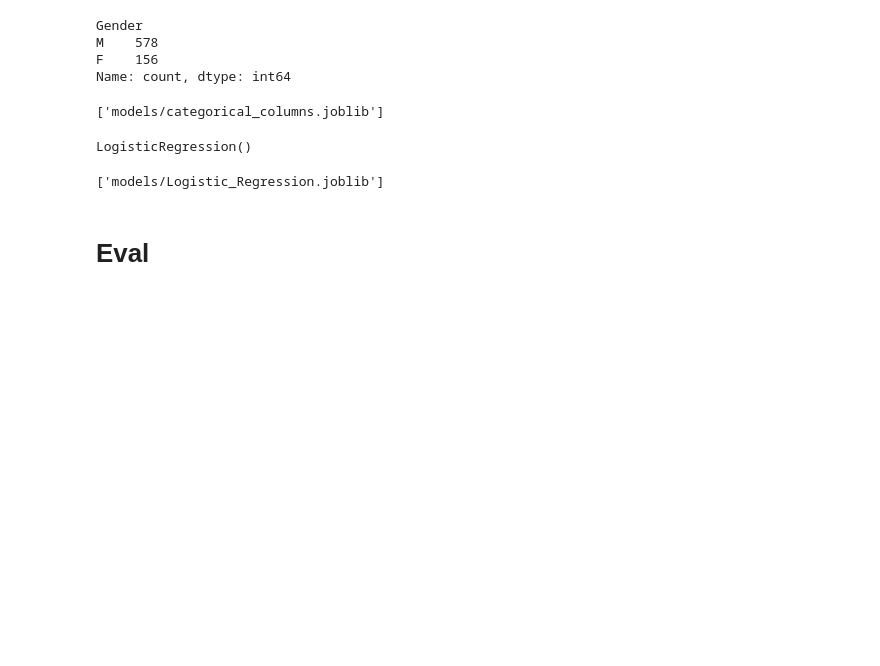
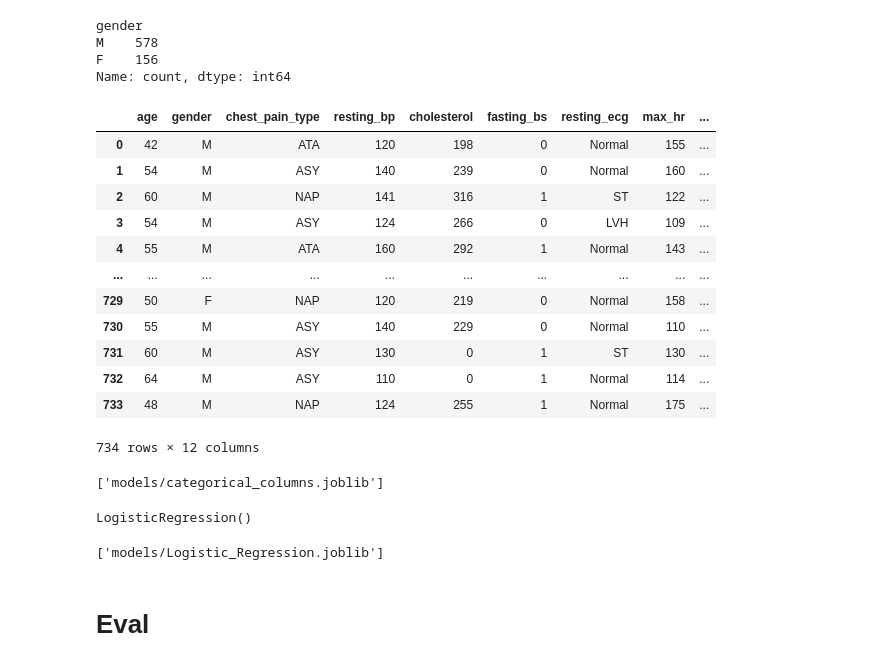
Before and after one commit to saadkhalid-git/heart-disease-pridiction-pipeline, a Jupyter notebook: app/ml_models/model.ipynb, the cells around one changed output. Saved outputs shown, nothing was run; the diff lists cells and outputs as text; code cells hidden in the pictures; blank space fills up the shorter version.

```diff
--- a/app/ml_models/model.ipynb
+++ b/app/ml_models/model.ipynb
@@ -11,14 +11,48 @@ df_master = pd.read_csv('../../data/heart_disease_data.csv')
 df = df_master.copy()
 # %%
 df = df.drop(columns=['Id'])
+# %%
+
+column_mapping = {
+    'Gender': 'gender',
+    'ChestPainType': 'chest_pain_type',
+    'RestingECG': 'resting_ecg',
+    'ExerciseAngina': 'exercise_angina',
+    'Cholesterol': 'cholesterol',
+    'RestingBP': 'resting_bp',
+    'MaxHR': 'max_hr',
+    'Oldpeak': 'old_peak',
+    'ST_Slope': 'st_slope',
+    'FastingBS': 'fasting_bs',
+    'HeartDisease': 'heart_disease',
+    'Age': 'age'
+}
+
+df.rename(columns=column_mapping, inplace=True)
 # %%
-print(df['Gender'].value_counts())
+print(df['gender'].value_counts())
 # %% [output]
-Gender
+gender
 M    578
 F    156
 Name: count, dtype: int64
 # %%
-categorical_cols = ['Gender', 'ChestPainType', 'RestingECG', 'ExerciseAngina', 'ST_Slope']
-df = pd.get_dummies(df, columns=categorical_cols, drop_first=True)
+# categorical_cols = ['gender', 'chest_pain_type', 'resting_ecg', 'exercise_angina', 'st_slope']
+# df = pd.get_dummies(df, columns=categorical_cols, drop_first=True)
+# %%
+df
+# %% [output]
+|  | age | gender | chest_pain_type | resting_bp | cholesterol | fasting_bs | resting_ecg | max_hr | ... |
+| 0 | 42 | M | ATA | 120 | 198 | 0 | Normal | 155 | ... |
+| 1 | 54 | M | ASY | 140 | 239 | 0 | Normal | 160 | ... |
+| 2 | 60 | M | NAP | 141 | 316 | 1 | ST | 122 | ... |
+| 3 | 54 | M | ASY | 124 | 266 | 0 | LVH | 109 | ... |
+| 4 | 55 | M | ATA | 160 | 292 | 1 | Normal | 143 | ... |
+| ... | ... | ... | ... | ... | ... | ... | ... | ... | ... |
+| 729 | 50 | F | NAP | 120 | 219 | 0 | Normal | 158 | ... |
+| 730 | 55 | M | ASY | 140 | 229 | 0 | Normal | 110 | ... |
+| 731 | 60 | M | ASY | 130 | 0 | 1 | ST | 130 | ... |
+| 732 | 64 | M | ASY | 110 | 0 | 1 | Normal | 114 | ... |
+| 733 | 48 | M | NAP | 124 | 255 | 1 | Normal | 175 | ... |
+734 rows × 12 columns
 # %%
```
Also changed, not shown: parts of 12 cells of this notebook, 11 other files.
